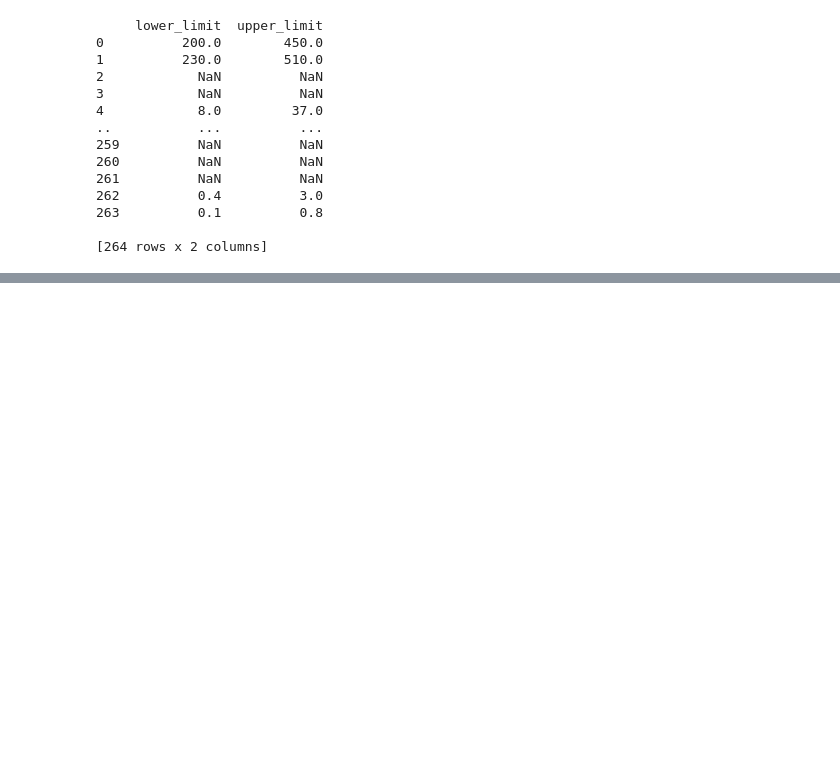
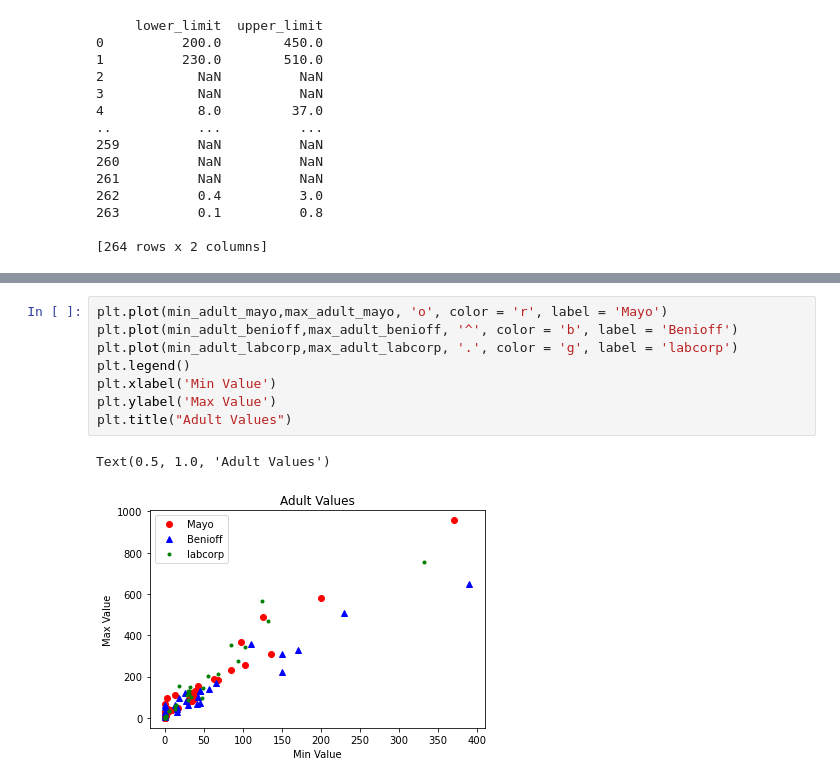
Before and after one commit to paleomaniac/Health_DataScience_Journal_Club, a Jupyter notebook: Scaling/test_lab_explore.ipynb, the cells around one changed output, grey strips where cells are left out. Cells and saved outputs as stored; diff of their text form; blank space fills up the shorter version.

```diff
--- a/Scaling/test_lab_explore.ipynb
+++ b/Scaling/test_lab_explore.ipynb
@@ -106,0 +168,11 @@ for i in range(len(child_df['range'])):
+# %%
+plt.plot(min_adult_mayo,max_adult_mayo, 'o', color = 'r', label = 'Mayo')
+plt.plot(min_adult_benioff,max_adult_benioff, '^', color = 'b', label = 'Benioff')
+plt.plot(min_adult_labcorp,max_adult_labcorp, '.', color = 'g', label = 'labcorp')
+plt.legend()
+plt.xlabel('Min Value')
+plt.ylabel('Max Value')
+plt.title("Adult Values")
+# %% [output]
+Text(0.5, 1.0, 'Adult Values')
+[figure, added]
```
Also changed, not shown: parts of 15 cells of this notebook, 4 other files.
